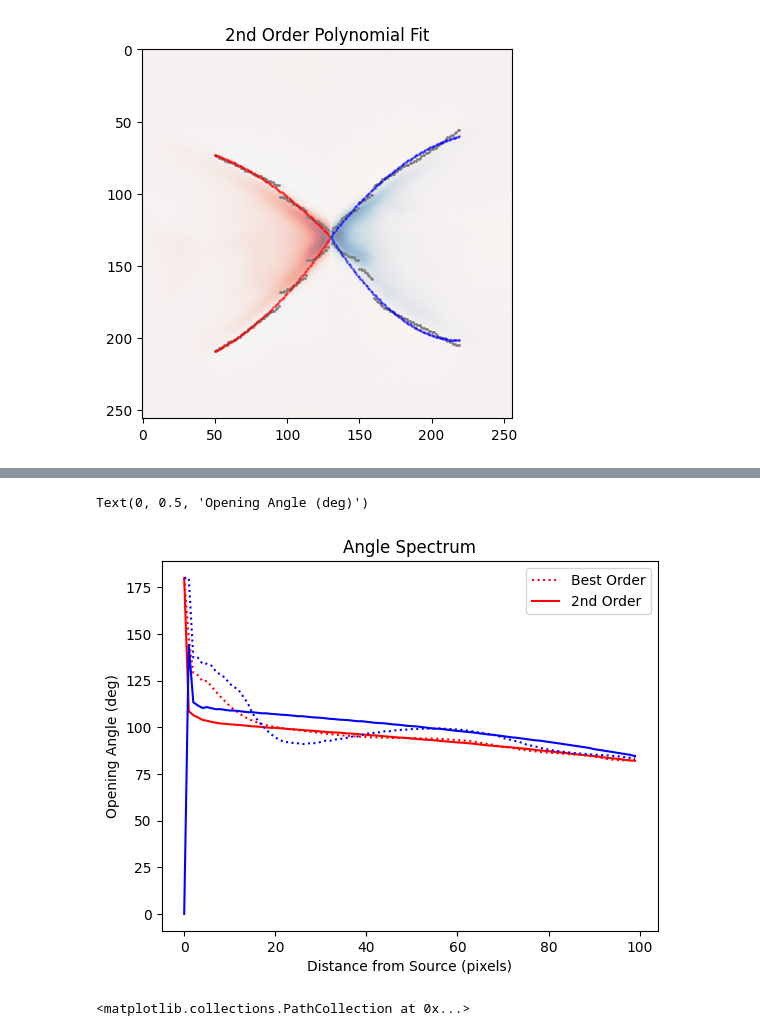
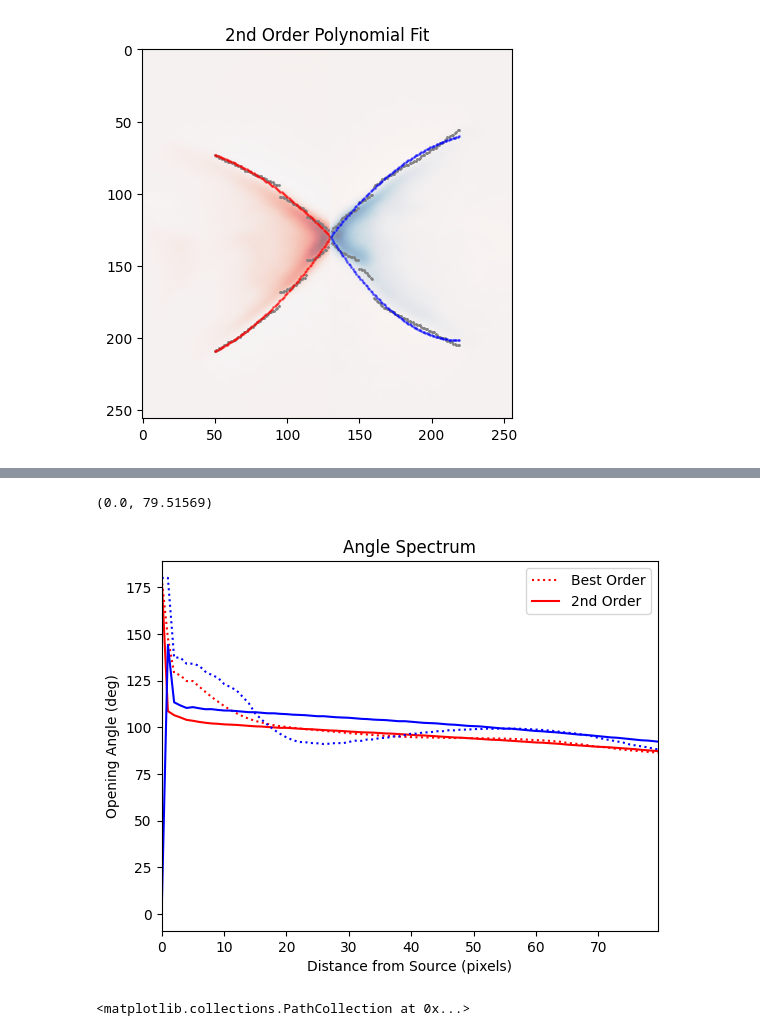
Before and after one commit to namson9728/OutflowPolyfit, a Jupyter notebook: tutorial.ipynb, the cells around one changed output, grey strips where cells are left out. Saved outputs shown, nothing was run; the diff lists cells and outputs as text; code cells hidden in the pictures.

```diff
--- a/tutorial.ipynb
+++ b/tutorial.ipynb
@@ -94,8 +94,8 @@ After the outflow images have been rotated, I clear the two quadrants that make
 
 For example, for the red outflow, which is located on the left, the code will clear the 1st and 4th quadrant of all emission, setting it to the default `fill_val` = 0.
 # %%
-red.image_rotated = tools.fill_quadrant(red.image_rotated, quadrants=[1, 4], origin=my_star.source_choord)
-blue.image_rotated = tools.fill_quadrant(blue.image_rotated, quadrants=[2, 3], origin=my_star.source_choord)
+red.image_rotated = tools.fill_quadrant(red.image_rotated, quadrants=[1, 4], origin=my_star.source_coord)
+blue.image_rotated = tools.fill_quadrant(blue.image_rotated, quadrants=[2, 3], origin=my_star.source_coord)
 
 for idx, color in enumerate(my_star.colors):
     outflow = outflows[color]
@@ -133,7 +132,7 @@ outflow.image_lasso = lasso_tool.show()
 [figure]
 # %%
 # The lassoed image is saved to the `image_lasso` attribute of the protostar object
-outflow.image_lasso = tools.fill_quadrant(image_to_lasso, quadrants=[1, 4], origin=my_star.source_choord)
+outflow.image_lasso = tools.fill_quadrant(image_to_lasso, quadrants=[1, 4], origin=my_star.source_coord)
 
 %matplotlib inline
 
@@ -422,12 +429,13 @@ for idx, color in enumerate(my_star.colors):
 # %%
 for color in my_star.colors:
+    # TOP WING FITTING
     outflow = outflows[color]
     top_wing = outflow.top_wing
     top_edges = top_wing.combined_edges
 
     weights = np.ones(top_edges[0].shape)
-    weights[-1] = 10
-    #weights[0] = 8
+    #weights[-1] = 10
+    #weights[0] = 10
 
     min_chi_val, best_polyorder = tools.find_best_poly_order_fit(top_edges[0], top_edges[1], outflow.header)
     x_top_fit, y_top_fit, coeffs, top_reduced_chi_squared = tools.polynomial_fit(top_edges[0], top_edges[1], best_polyorder, weights)
@@ -438,12 +446,13 @@ for color in my_star.colors:
     plt.scatter(top_edges[0], top_edges[1], s=1, c='grey')
     plt.scatter(x_top_fit, y_top_fit, alpha=0.5, s=1, c=color)
 
-    ####
 
+    # BOT WING FITTING
     bot_wing = outflow.bot_wing
     bot_edges = bot_wing.combined_edges
     weights = np.ones(bot_edges[0].shape)
     #weights[-1] = 10
+    #weights[0] = 10
 
     min_chi_val, best_polyorder = tools.find_best_poly_order_fit(bot_edges[0], bot_edges[1], outflow.header)
     x_bot_fit, y_bot_fit, coeffs, bot_reduced_chi_squared = tools.polynomial_fit(bot_edges[0], bot_edges[1], best_polyorder, weights)
@@ -509,25 +525,35 @@ Text(0.5, 1.0, '2nd Order Polynomial Fit')
 # %%
 for color in my_star.colors:
     outflow = outflows[color]
     top_fit = [outflow.top_wing.polyBest.x_fit, outflow.top_wing.polyBest.y_fit]
     bot_fit = [outflow.bot_wing.polyBest.x_fit, outflow.bot_wing.polyBest.y_fit]
     best_angles = tools.calc_opening_angle_spectrum(top_fit, bot_fit)
 
     top_fit = [outflow.top_wing.poly2.x_fit, outflow.top_wing.poly2.y_fit]
     bot_fit = [outflow.bot_wing.poly2.x_fit, outflow.bot_wing.poly2.y_fit]
     order2_angles = tools.calc_opening_angle_spectrum(top_fit, bot_fit)
 
     outflow.angle_spectrum = {'best':best_angles, 'order2':order2_angles} # Fix to have both 2nd order and best order angle spectrums
     plt.plot(best_angles, c=color, linestyle='dotted')
     plt.plot(order2_angles, c=color)
 
 plt.title('Angle Spectrum')
 plt.legend(['Best Order', '2nd Order'])
 plt.xlabel('Distance from Source (pixels)')
 plt.ylabel('Opening Angle (deg)')
+
+# Calculate the wing with the shortest length to limit the x-axis
+wing_lengths = [np.abs(my_star.source_coord[0] - np.min(red.bot_wing.combined_edges[0])),
+    np.abs(my_star.source_coord[0] - np.min(red.top_wing.combined_edges[0])),
+    np.abs(my_star.source_coord[0] - np.max(blue.bot_wing.combined_edges[0])),
+    np.abs(my_star.source_coord[0] - np.max(blue.top_wing.combined_edges[0]))]
+
+my_star.angle_spectrum_distance_limit = np.min(wing_lengths)
+
+plt.xlim(0, my_star.angle_spectrum_distance_limit)
 # %% [output]
-Text(0, 0.5, 'Opening Angle (deg)')
+(0.0, 79.51569)
-[figure, old version]
+[figure, new version]
 # %%
 outflow = outflows['red']
 plt.imshow(np.sign(outflow.image_rotated)*np.sqrt(np.abs(outflow.image_rotated)))
```
Also changed, not shown: parts of 11 cells of this notebook, 21 other files.
